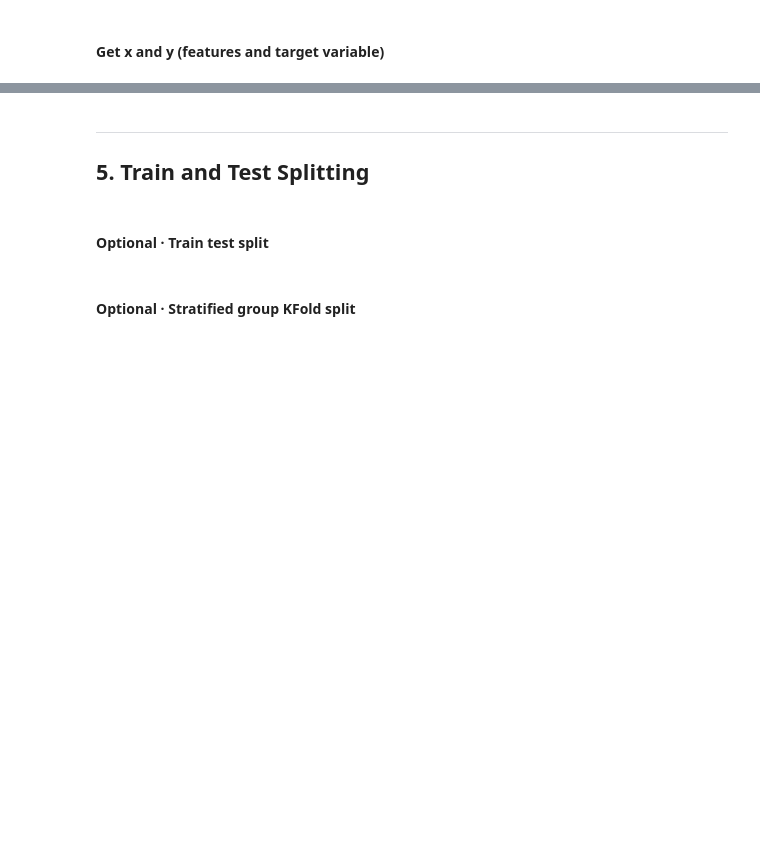
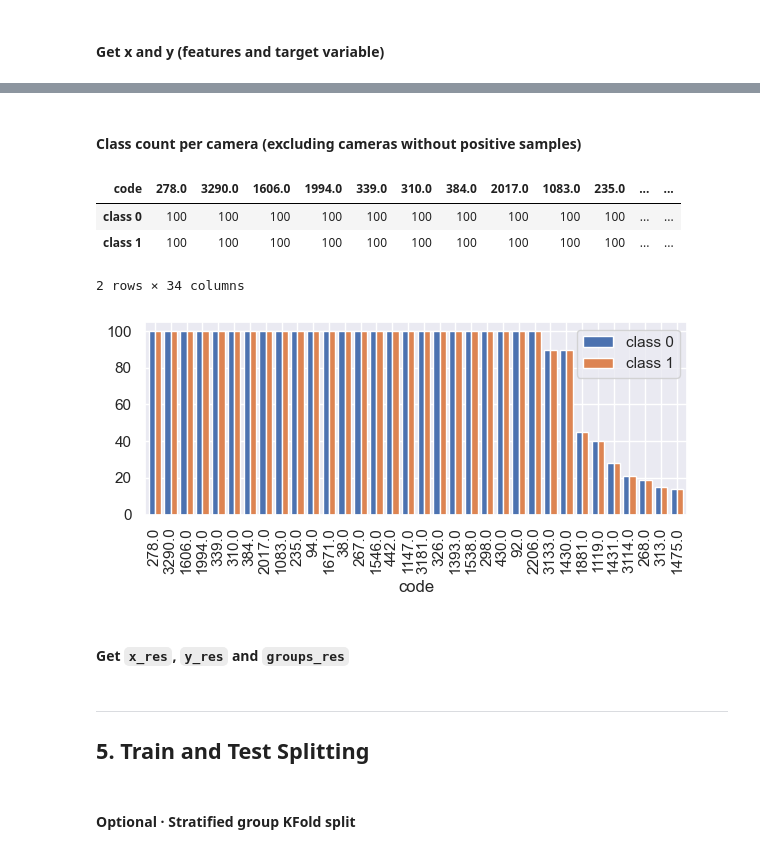
Before and after one commit to luisresende13/octa-flood-images, a Jupyter notebook: Example Split + Copy Images into Split Folders.ipynb, the cells around one changed output, grey strips where cells are left out. Drawn from its saved outputs; the diff is of its cells as text; code cells hidden in the pictures; blank space fills up the shorter version.

```diff
--- a/Example Split + Copy Images into Split Folders.ipynb
+++ b/Example Split + Copy Images into Split Folders.ipynb
@@ -493,0 +245,19 @@ plt.show()
+# %%
+msk_0 = y_res == 0.0
+msk_1 = y_res == 1.0
+
+x_even_0, y_even_0 = group_even_undersample(x_res[msk_0], y_res[msk_0], groups_res[msk_0], n=100, random_state=random_state)
+x_even_1, y_even_1 = group_even_undersample(x_res[msk_1], y_res[msk_1], groups_res[msk_1], n=100, random_state=random_state)
+
+y_even = pd.concat([y_even_0, y_even_1])
+x_even = X.loc[y_even.index]
+groups_even = groups.loc[y_even.index]
+y_multi_even = Y_multi.loc[y_even.index]
+
+print('Total samples:', len(y_even))
+print()
+display(y_even.value_counts())
+print()
+print(y_multi_even.value_counts())
+print()
+display(y_even.index)
@@ -493,0 +283,25 @@ plt.show()
+# %% [markdown]
+#### Class count per camera (excluding cameras without positive samples)
+# %%
+cnt_0 = groups_even[y_even == 0.0].value_counts()
+cnt_1 = groups_even[y_even == 1.0].value_counts()
+cnt_0 = cnt_0.loc[cnt_1.index]
+
+code_class_cnt = pd.concat([cnt_0.rename('class 0'), cnt_1.rename('class 1')], axis=1)
+display(code_class_cnt.T)
+
+fig = plt.figure(figsize=(7, 2.5))
+ax = fig.subplots(1, 1)
+
+code_class_cnt.plot.bar(width=0.8, ax=ax)
+# plt.legend(loc='lower left')
+# plt.tight_layout()
+plt.show()
+# %% [output]
+| code | 278.0 | 3290.0 | 1606.0 | 1994.0 | 339.0 | 310.0 | 384.0 | 2017.0 | 1083.0 | 235.0 | ... | ... |
+| class 0 | 100 | 100 | 100 | 100 | 100 | 100 | 100 | 100 | 100 | 100 | ... | ... |
+| class 1 | 100 | 100 | 100 | 100 | 100 | 100 | 100 | 100 | 100 | 100 | ... | ... |
+2 rows × 34 columns
+[figure, added]
+# %% [markdown]
+#### Get `x_res`, `y_res` and `groups_res`
@@ -494,5 +312,3 @@ plt.show()
 # %% [markdown]
 ---
 ## 5. Train and Test Splitting
-# %% [markdown]
-#### Optional · Train test split
```
Also changed, not shown: parts of 53 cells of this notebook, 5 other files.
